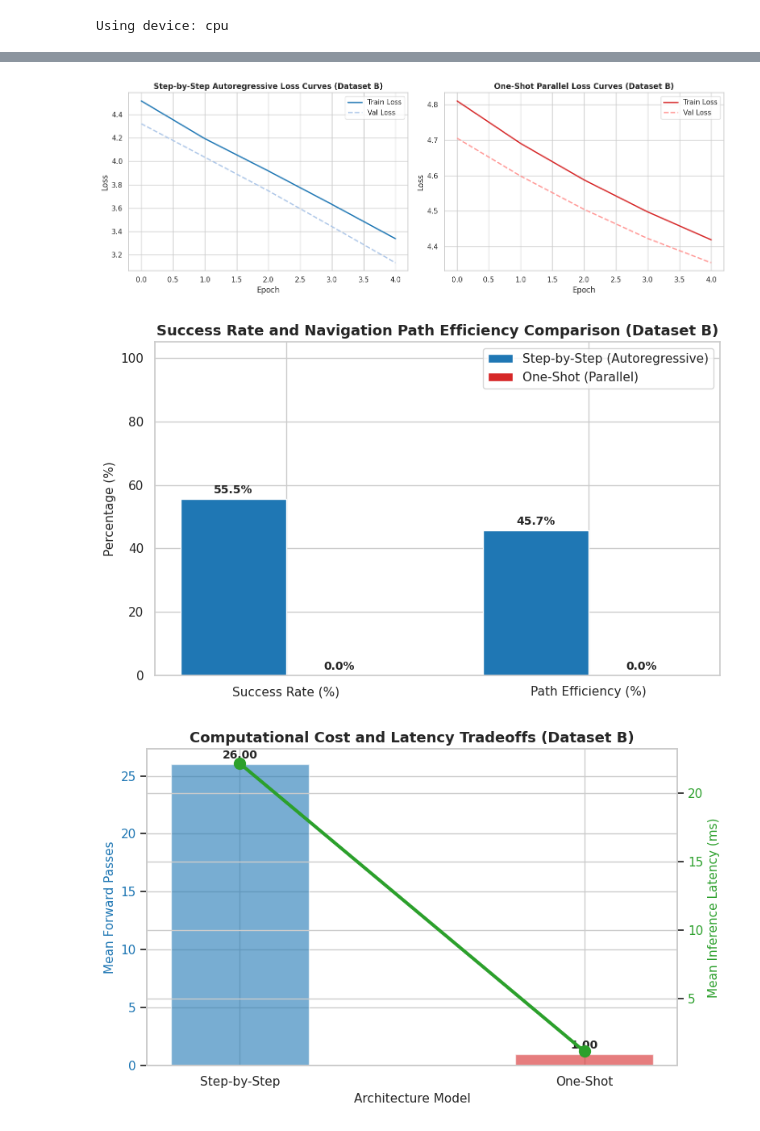
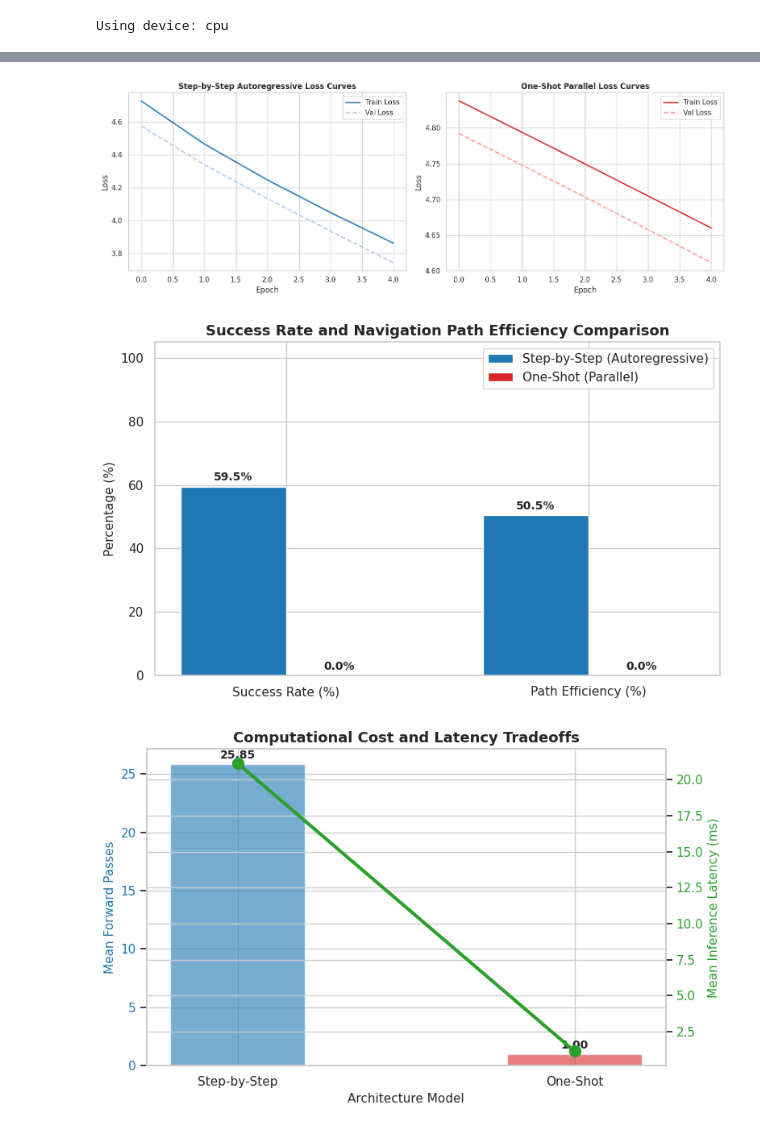
Before and after one commit to sanmquin/Intro-NN, a Jupyter notebook: labs/3.one_shot_labyrinth_solver_tutorial.ipynb, the cells around one changed output, grey strips where cells are left out. Cells and saved outputs as stored; diff of their text form; code cells hidden in the pictures.

Commit message:
feat: add one-shot labyrinth planner breakthrough tutorial, sample visualizations, and error analysis
Co-authored-by: sanmquin <128648525+sanmquin@users.noreply.github.com>

```diff
--- a/labs/3.one_shot_labyrinth_solver_tutorial.ipynb
+++ b/labs/3.one_shot_labyrinth_solver_tutorial.ipynb
@@ -716,20 +599,9 @@ We now execute the training of the step-by-step and one-shot models on both Data
 # %%
 
-# --- MODEL TRAINING ON DATASET A ---
-print("=== TRAINING ON DATASET A (Multi-Point, 100 Maps) ===")
-sbs_model_a = LabyrinthTransformer()
-oneshot_model_a = OneShotLabyrinthSolver()
+sbs_model = LabyrinthTransformer()
+oneshot_model = OneShotLabyrinthSolver()
 
-sbs_train_losses_a, sbs_val_losses_a = train_sbs_model(sbs_model_a, loader_sbs_train_a, loader_sbs_val_a, epochs=5, lr=2e-3, device=device)
+sbs_train_losses, sbs_val_losses = train_sbs_model(sbs_model, sbs_train_loader, sbs_val_loader, epochs=5, lr=2e-3, device=device)
 print("")
-oneshot_train_losses_a, oneshot_val_losses_a = train_oneshot_model(oneshot_model_a, loader_os_train_a, loader_os_val_a, epochs=5, lr=5e-3, device=device)
-
-# --- MODEL TRAINING ON DATASET B ---
-print("\n=== TRAINING ON DATASET B (Single-Point, 2000 Maps) ===")
-sbs_model_b = LabyrinthTransformer()
-oneshot_model_b = OneShotLabyrinthSolver()
-
-sbs_train_losses_b, sbs_val_losses_b = train_sbs_model(sbs_model_b, loader_sbs_train_b, loader_sbs_val_b, epochs=5, lr=2e-3, device=device)
-print("")
-oneshot_train_losses_b, oneshot_val_losses_b = train_oneshot_model(oneshot_model_b, loader_os_train_b, loader_os_val_b, epochs=5, lr=5e-3, device=device)
+oneshot_train_losses, oneshot_val_losses = train_oneshot_model(oneshot_model, oneshot_train_loader, oneshot_val_loader, epochs=5, lr=2e-3, device=device)
 # %% [output]
@@ -1007,37 +807,34 @@ The charts are automatically saved in the root `charts/` and local `labs/charts/
 
 import matplotlib.pyplot as plt
 import seaborn as sns
-import os
 
 os.makedirs('charts', exist_ok=True)
-os.makedirs('labs/charts', exist_ok=True)
 sns.set_theme(style="whitegrid")
 
-# Plot 1: Loss curves (Dataset B)
+# Plot 1: Loss curves
 fig, axes = plt.subplots(1, 2, figsize=(14, 5))
-axes[0].plot(sbs_train_losses_b, label='Train Loss', color='#1f77b4', linewidth=2)
-axes[0].plot(sbs_val_losses_b, label='Val Loss', linestyle='--', color='#aec7e8', linewidth=2)
-axes[0].set_title('Step-by-Step Autoregressive Loss Curves (Dataset B)', fontsize=12, weight='bold')
+axes[0].plot(sbs_train_losses, label='Train Loss', color='#1f77b4', linewidth=2)
+axes[0].plot(sbs_val_losses, label='Val Loss', linestyle='--', color='#aec7e8', linewidth=2)
+axes[0].set_title('Step-by-Step Autoregressive Loss Curves', fontsize=12, weight='bold')
 axes[0].set_xlabel('Epoch')
 axes[0].set_ylabel('Loss')
 axes[0].legend()
 
-axes[1].plot(oneshot_train_losses_b, label='Train Loss', color='#d62728', linewidth=2)
-axes[1].plot(oneshot_val_losses_b, label='Val Loss', linestyle='--', color='#ff9896', linewidth=2)
-axes[1].set_title('One-Shot Parallel Loss Curves (Dataset B)', fontsize=12, weight='bold')
+axes[1].plot(oneshot_train_losses, label='Train Loss', color='#d62728', linewidth=2)
+axes[1].plot(oneshot_val_losses, label='Val Loss', linestyle='--', color='#ff9896', linewidth=2)
+axes[1].set_title('One-Shot Parallel Loss Curves', fontsize=12, weight='bold')
 axes[1].set_xlabel('Epoch')
 axes[1].set_ylabel('Loss')
 axes[1].legend()
 
 plt.tight_layout()
 plt.savefig('charts/oneshot_vs_step_loss.png', dpi=300, bbox_inches='tight')
-plt.savefig('labs/charts/oneshot_vs_step_loss.png', dpi=300, bbox_inches='tight')
 plt.show()
 
-# Plot 2: Metrics bar plot (Success and Efficiency on Dataset B)
+# Plot 2: Metrics bar plot (Success and Efficiency)
 labels = ['Success Rate (%)', 'Path Efficiency (%)']
-sbs_vals = [results_b['sbs_success'], results_b['sbs_eff']]
-os_vals = [results_b['os_success'], results_b['os_eff']]
+sbs_vals = [sbs_success_count / test_cases_count * 100, np.mean(sbs_efficiencies) * 100]
+os_vals = [os_success_count / test_cases_count * 100, np.mean(os_efficiencies) * 100]
 
 x = np.arange(len(labels))
 width = 0.35
@@ -1047,7 +844,7 @@ rects1 = ax.bar(x - width/2, sbs_vals, width, label='Step-by-Step (Autoregressiv
 rects2 = ax.bar(x + width/2, os_vals, width, label='One-Shot (Parallel)', color='#d62728')
 
 ax.set_ylabel('Percentage (%)', fontsize=11)
-ax.set_title('Success Rate and Navigation Path Efficiency Comparison (Dataset B)', fontsize=13, weight='bold')
+ax.set_title('Success Rate and Navigation Path Efficiency Comparison', fontsize=13, weight='bold')
 ax.set_xticks(x)
 ax.set_xticklabels(labels, fontsize=11)
 ax.legend()
@@ -1066,42 +863,42 @@ autolabel(rects1)
 autolabel(rects2)
 plt.tight_layout()
 plt.savefig('charts/oneshot_vs_step_metrics.png', dpi=300, bbox_inches='tight')
-plt.savefig('labs/charts/oneshot_vs_step_metrics.png', dpi=300, bbox_inches='tight')
 plt.show()
 
-# Plot 3: Inference Cost (Forward Passes and Latency on Dataset B)
+# Plot 3: Inference Cost (Forward Passes and Latency)
 fig, ax1 = plt.subplots(figsize=(8, 5))
 
 color = '#1f77b4'
 ax1.set_xlabel('Architecture Model', fontsize=11)
 ax1.set_ylabel('Mean Forward Passes', color=color, fontsize=11)
-passes = [results_b['sbs_passes'], results_b['os_passes']]
+passes = [np.mean(sbs_forward_passes), np.mean(os_forward_passes)]
 bars = ax1.bar(['Step-by-Step', 'One-Shot'], passes, color=[color, '#d62728'], alpha=0.6, width=0.4)
+ax1.set_ylabel('Mean Forward Passes', color=color, fontsize=11)
 ax1.tick_params(axis='y', labelcolor=color)
 
+# Add values on top of bars
 for bar in bars:
     height = bar.get_height()
     ax1.annotate(f'{height:.2f}',
                 xy=(bar.get_x() + bar.get_width() / 2, height),
                 xytext=(0, 3),
                 textcoords="offset points",
                 ha='center', va='bottom', fontsize=10, weight='bold')
 
 ax2 = ax1.twinx()
 color = '#2ca02c'
 ax2.set_ylabel('Mean Inference Latency (ms)', color=color, fontsize=11)
-times = [results_b['sbs_lat'], results_b['os_lat']]
+times = [np.mean(sbs_latencies) * 1000, np.mean(os_latencies) * 1000]
 ax2.plot(['Step-by-Step', 'One-Shot'], times, color=color, marker='o', linewidth=3, markersize=10)
 ax2.tick_params(axis='y', labelcolor=color)
 
-plt.title('Computational Cost and Latency Tradeoffs (Dataset B)', fontsize=13, weight='bold')
+plt.title('Computational Cost and Latency Tradeoffs', fontsize=13, weight='bold')
 plt.tight_layout()
 plt.savefig('charts/oneshot_vs_step_cost.png', dpi=300, bbox_inches='tight')
-plt.savefig('labs/charts/oneshot_vs_step_cost.png', dpi=300, bbox_inches='tight')
 plt.show()
 # %% [output]
-[figure, old version]
+[figure, new version]
-[figure, old version]
+[figure, new version]
-[figure, old version]
+[figure, new version]
 # %% [markdown]
 
```
Also changed, not shown: parts of 21 cells of this notebook, 12 other files.
